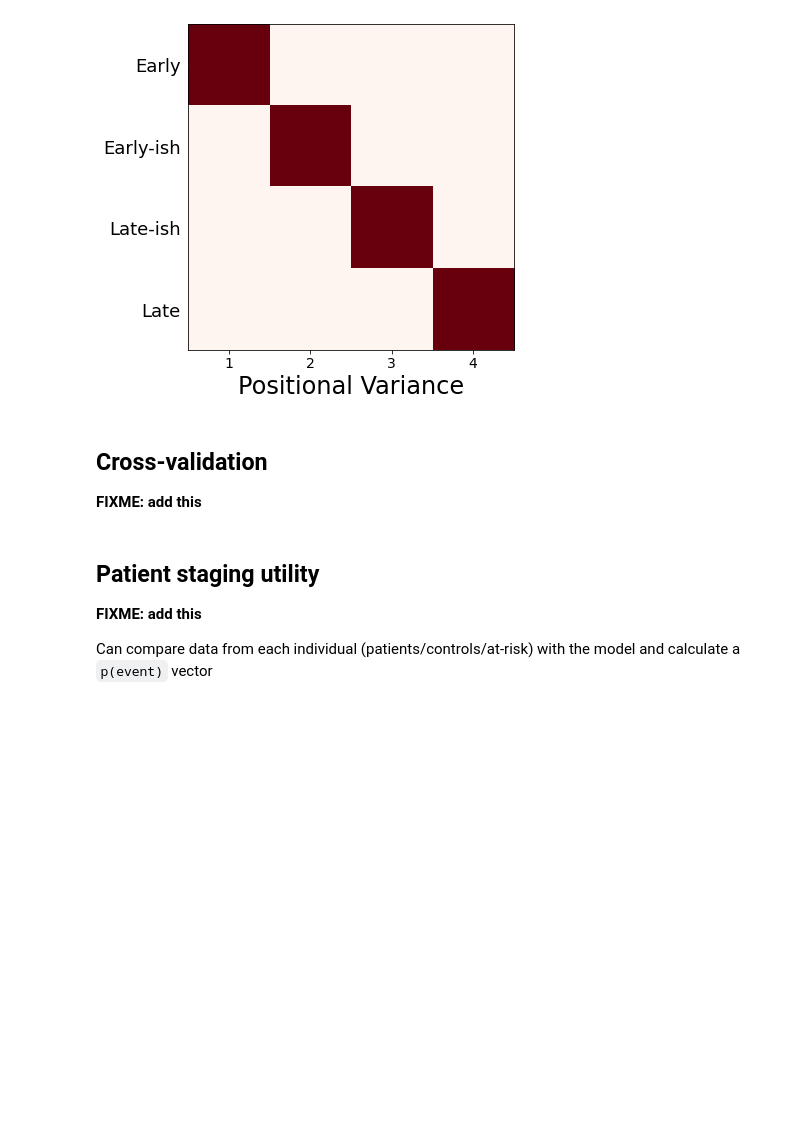
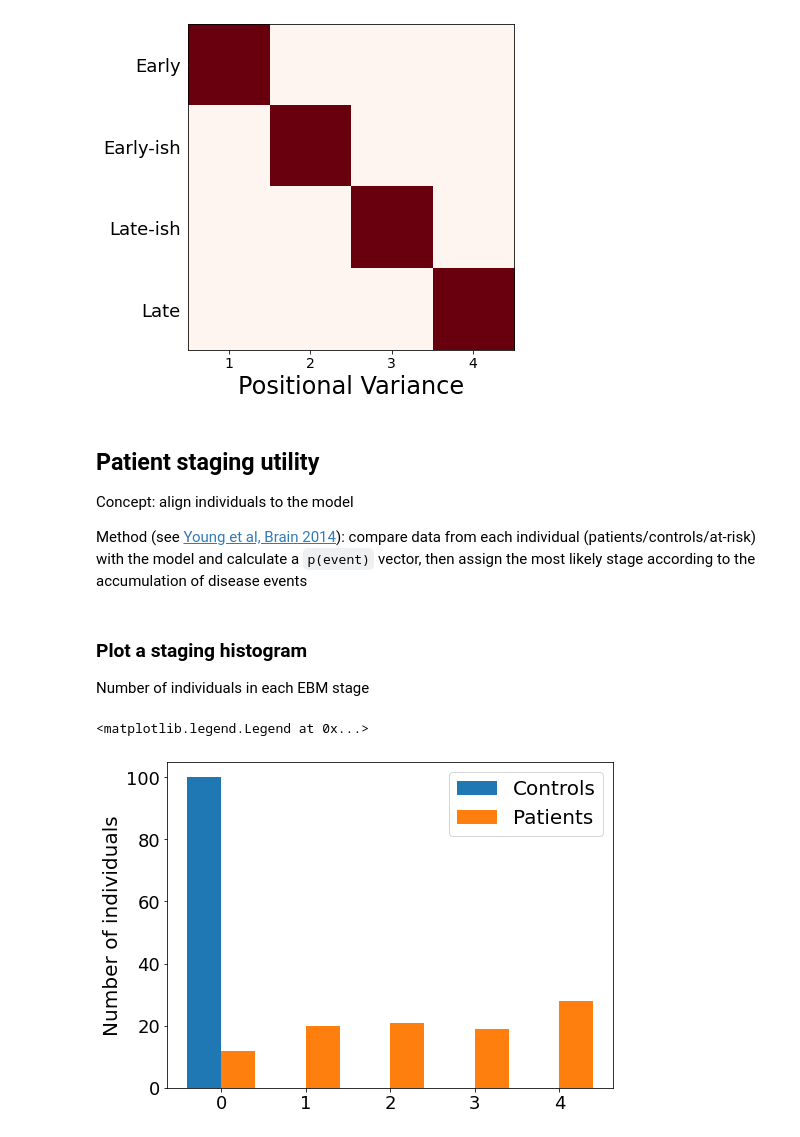
Before and after one commit to Disease-Progression-Modelling/disease-progression-modelling.github.io, a Jupyter notebook: _sources/pages/notebooks/ebm/T1_kde_ebm_walkthrough.ipynb, the cells around one changed output. Saved outputs shown, nothing was run; the diff lists cells and outputs as text; code cells hidden in the pictures; blank space fills up the shorter version.

```diff
--- a/_sources/pages/notebooks/ebm/T1_kde_ebm_walkthrough.ipynb
+++ b/_sources/pages/notebooks/ebm/T1_kde_ebm_walkthrough.ipynb
@@ -282,13 +309,9 @@ ax.grid(False)
 save_plot(fig, nom+"-PVD_ML")
 # %% [output]
 [figure]
-# %% [markdown]
-## Cross-validation
-
-**FIXME: add this**
 # %% [markdown]
 ## Patient staging utility
 
-**FIXME: add this**
+Concept: align individuals to the model
 
-Can compare data from each individual (patients/controls/at-risk) with the model and calculate a `p(event)` vector
+Method (see [Young et al, Brain 2014](https://doi.org/10.1093/brain/awu176)): compare data from each individual (patients/controls/at-risk) with the model and calculate a `p(event)` vector, then assign the most likely stage according to the accumulation of disease events
@@ -294,0 +374,40 @@ Can compare data from each individual (patients/controls/at-risk) with the model
+# %%
+#* Staging
+# df_staging = df_EBM.copy()
+# staging_columns = ['RID','VISCODE',dx_column,'Years_bl']+e
+# df_staging = df_staging[staging_columns].copy()
+# x_long = df_staging[e].values
+# df_staging['Fraction missing data'] = np.sum(np.isnan(x_long),axis=1)/x_long.shape[1]
+# stage_column = "Model stage"
+
+#* Maximum-likelihood model stage
+prob_mat_ml, stages_long_ml, stage_likelihoods_long_ml, stages_long_ml_expected = ebm_staging(
+    x=X,
+    mixtures=kde_mixtures,
+    samples=mcmc_samples
+)
+stages_long = stages_long_ml
+# %% [markdown]
+### Plot a staging histogram
+
+Number of individuals in each EBM stage
+# %%
+fig, ax = plt.subplots(figsize=(8,6))
+
+ax.hist([ stages_long[y==0], stages_long[y==1]],bins=np.arange(-0.5,N+1.5,1))
+# #* Seaborn version: requires creating a Pandas DataFrame and adding data/etc.
+# ax = sns.histplot(
+#     data = df_staging,
+#     x    = stage_column,
+#     hue  = "Status",
+#     ax   = ax
+#     discrete  = True,
+#     multiple  = "dodge",
+#     log_scale = (False, True),
+#     palette   = status_palette,
+# )
+ax.set_ylabel('Number of individuals',fontsize=20)
+ax.legend(['Controls','Patients'],fontsize=20)
+# %% [output]
+<matplotlib.legend.Legend at 0x...>
+[figure, added]
```
Also changed, not shown: parts of 14 cells of this notebook, 4 other files.
